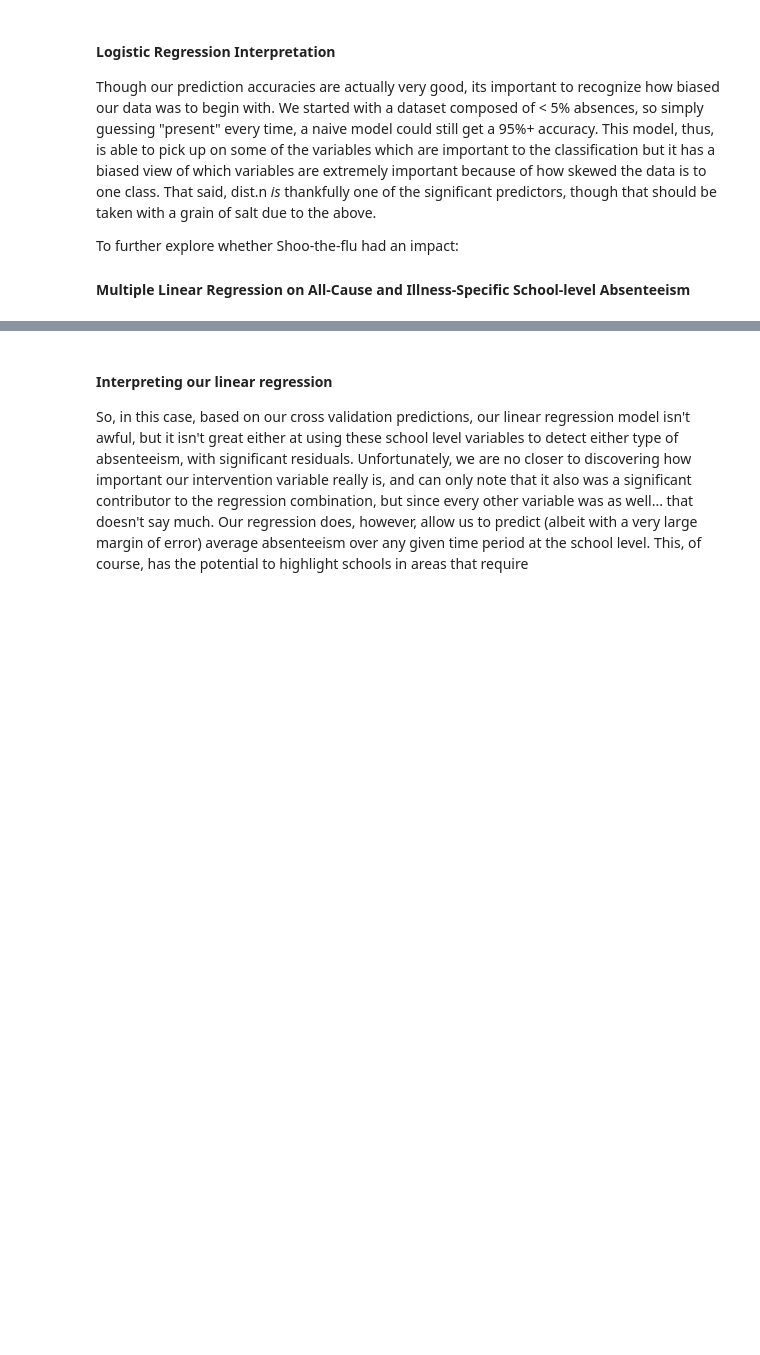
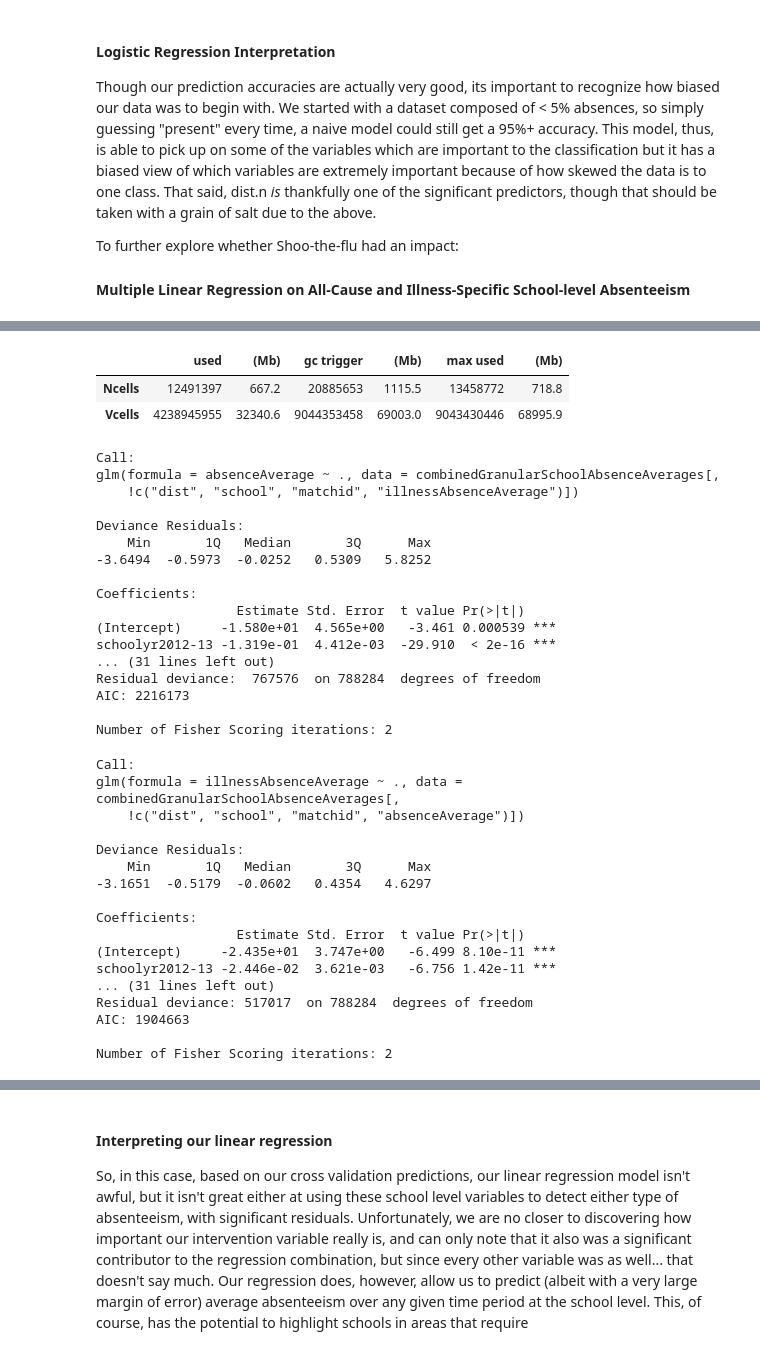
Before and after one commit to kmishra9/PH245, a Jupyter notebook: Final Project - Flu Absenteeism/PH 245 Final Project.ipynb, the cells around one changed output, grey strips where cells are left out. Cells and saved outputs as stored; diff of their text form; code cells hidden in the pictures; blank space fills up the shorter version.

```diff
--- a/Final Project - Flu Absenteeism/PH 245 Final Project.ipynb
+++ b/Final Project - Flu Absenteeism/PH 245 Final Project.ipynb
@@ -298 +532,43 @@ summary(glm.linReg.illnessAbsenceAverage)
+# %%
+gc()
+summary(glm.linReg.absenceAverage)
+summary(glm.linReg.illnessAbsenceAverage)
+# %% [output]
+|  | used | (Mb) | gc trigger | (Mb) | max used | (Mb) |
+| Ncells | 12491397 | 667.2 | 20885653 | 1115.5 | 13458772 | 718.8 |
+| Vcells | 4238945955 | 32340.6 | 9044353458 | 69003.0 | 9043430446 | 68995.9 |
+Call:
+glm(formula = absenceAverage ~ ., data = combinedGranularSchoolAbsenceAverages[,
+    !c("dist", "school", "matchid", "illnessAbsenceAverage")])
+
+Deviance Residuals:
+    Min       1Q   Median       3Q      Max
+-3.6494  -0.5973  -0.0252   0.5309   5.8252
+
+Coefficients:
+                  Estimate Std. Error  t value Pr(>|t|)
+(Intercept)     -1.580e+01  4.565e+00   -3.461 0.000539 ***
+schoolyr2012-13 -1.319e-01  4.412e-03  -29.910  < 2e-16 ***
+... (31 lines left out)
+Residual deviance:  767576  on 788284  degrees of freedom
+AIC: 2216173
+
+Number of Fisher Scoring iterations: 2
+Call:
+glm(formula = illnessAbsenceAverage ~ ., data = combinedGranularSchoolAbsenceAverages[,
+    !c("dist", "school", "matchid", "absenceAverage")])
+
+Deviance Residuals:
+    Min       1Q   Median       3Q      Max
+-3.1651  -0.5179  -0.0602   0.4354   4.6297
+
+Coefficients:
+                  Estimate Std. Error  t value Pr(>|t|)
+(Intercept)     -2.435e+01  3.747e+00   -6.499 8.10e-11 ***
+schoolyr2012-13 -2.446e-02  3.621e-03   -6.756 1.42e-11 ***
+... (31 lines left out)
+Residual deviance: 517017  on 788284  degrees of freedom
+AIC: 1904663
+
+Number of Fisher Scoring iterations: 2
 # %%
```
Also changed, not shown: parts of 23 cells of this notebook, 1 other file.
